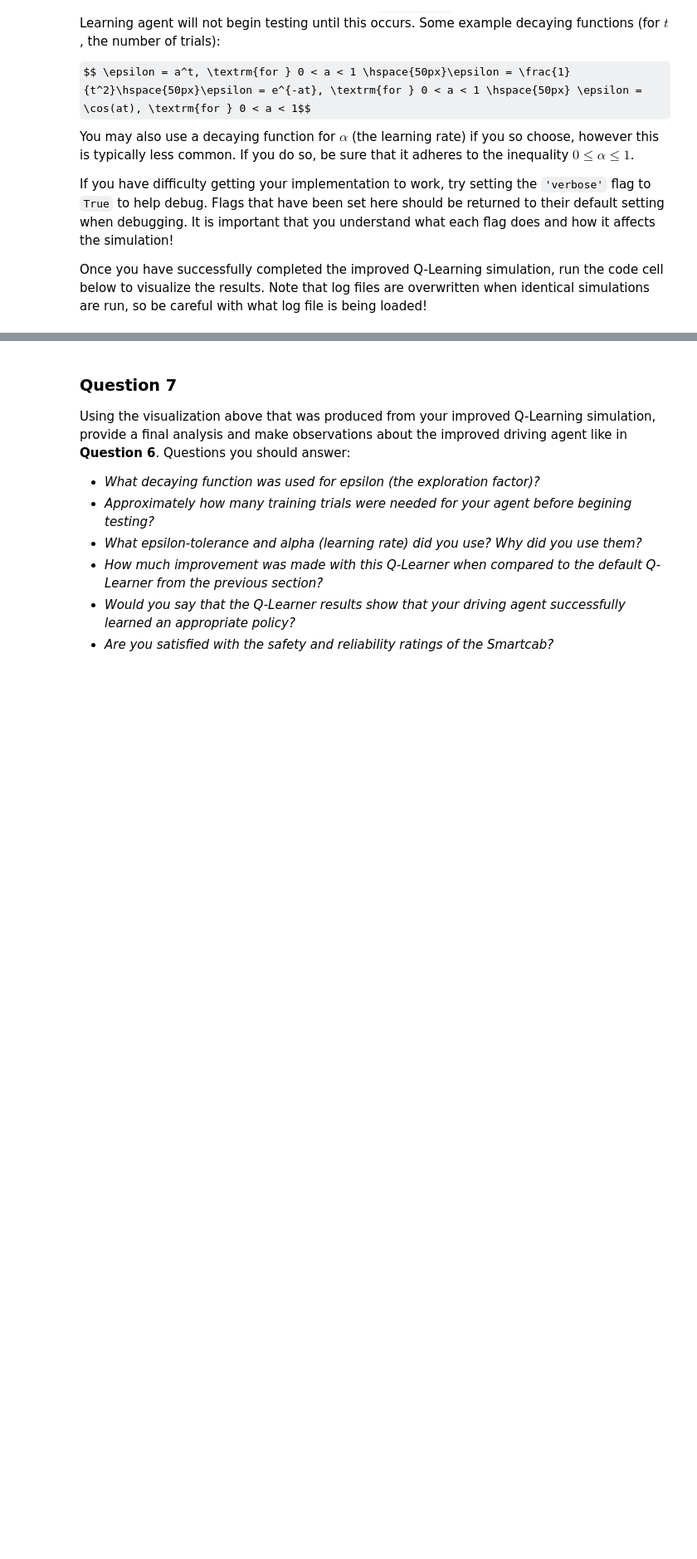
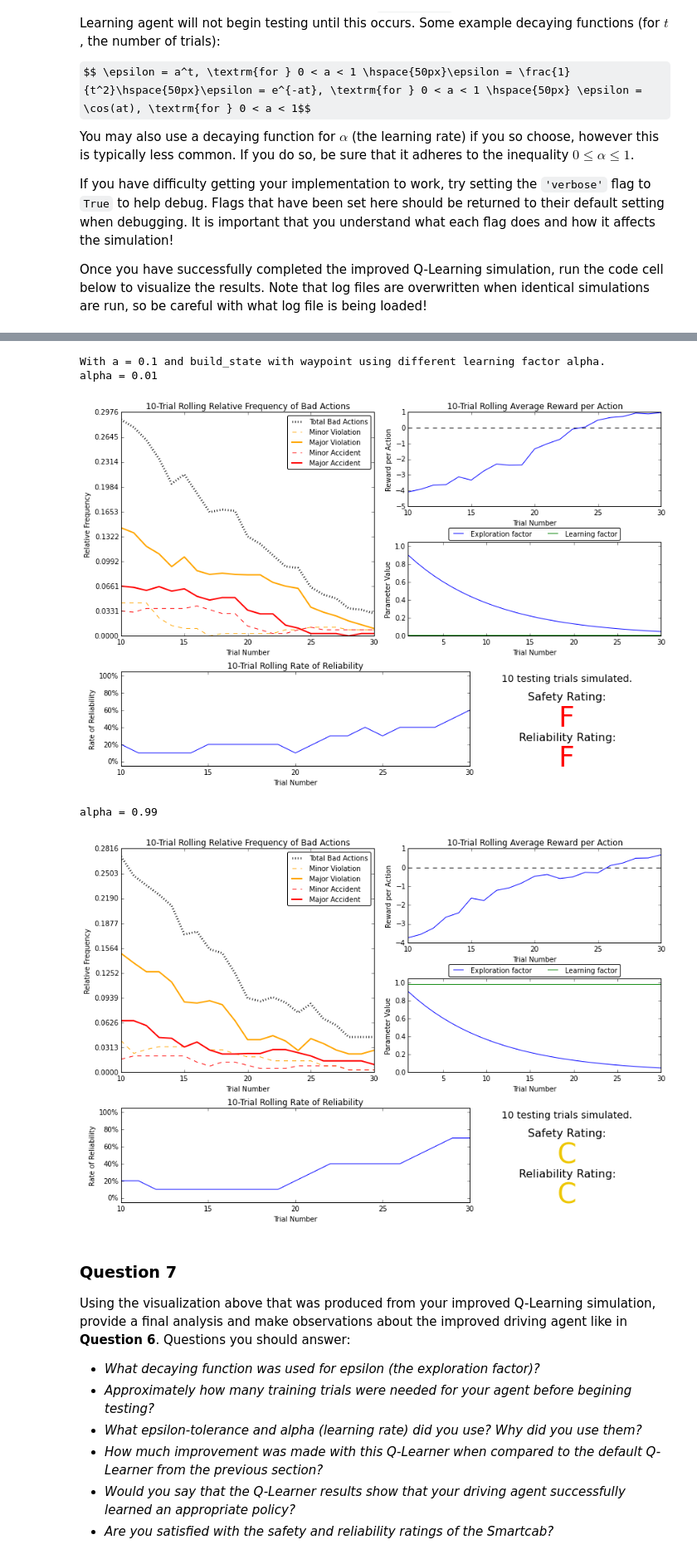
Before and after one commit to snowdj/MLND_smartcab, a Jupyter notebook: smartcab.ipynb, the cells around one changed output, grey strips where cells are left out. Shown at 83% size. Drawn from its saved outputs; the diff is of its cells as text; code cells hidden in the pictures; some formulas as TeX source; blank space fills up the shorter version.

```diff
--- a/smartcab.ipynb
+++ b/smartcab.ipynb
@@ -227,3 +252,17 @@ vs.plot_trials('sim_improved-learning.csv')
+# %%
+print "With a = 0.1 and build_state with waypoint using different learning factor alpha."
+
+print "alpha = 0.01"
+vs.plot_trials('sim_improved-learning_exp_10_with_wp_alpha_01.csv')
+
+print "alpha = 0.99"
+vs.plot_trials('sim_improved-learning_exp_10_with_wp_alpha_99.csv')
+# %% [output]
+With a = 0.1 and build_state with waypoint using different learning factor alpha.
+alpha = 0.01
+[figure, added]
+alpha = 0.99
+[figure, added]
 # %% [markdown]
 ### Question 7
 Using the visualization above that was produced from your improved Q-Learning simulation, provide a final analysis and make observations about the improved driving agent like in **Question 6**. Questions you should answer:
```
Also changed, not shown: parts of 6 cells of this notebook, 2 other files.
